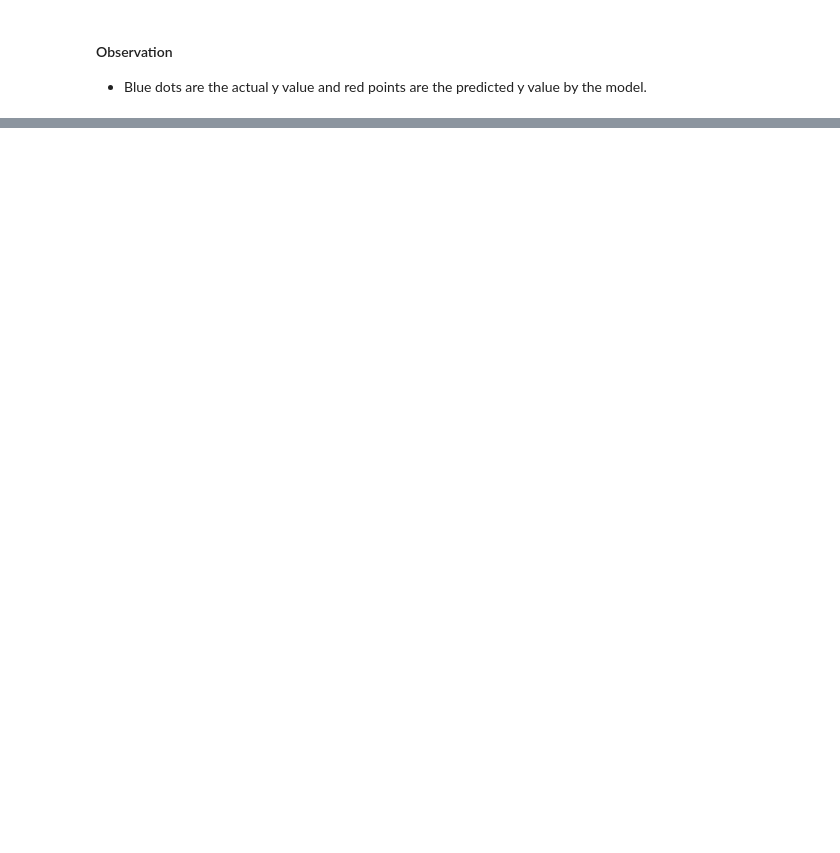
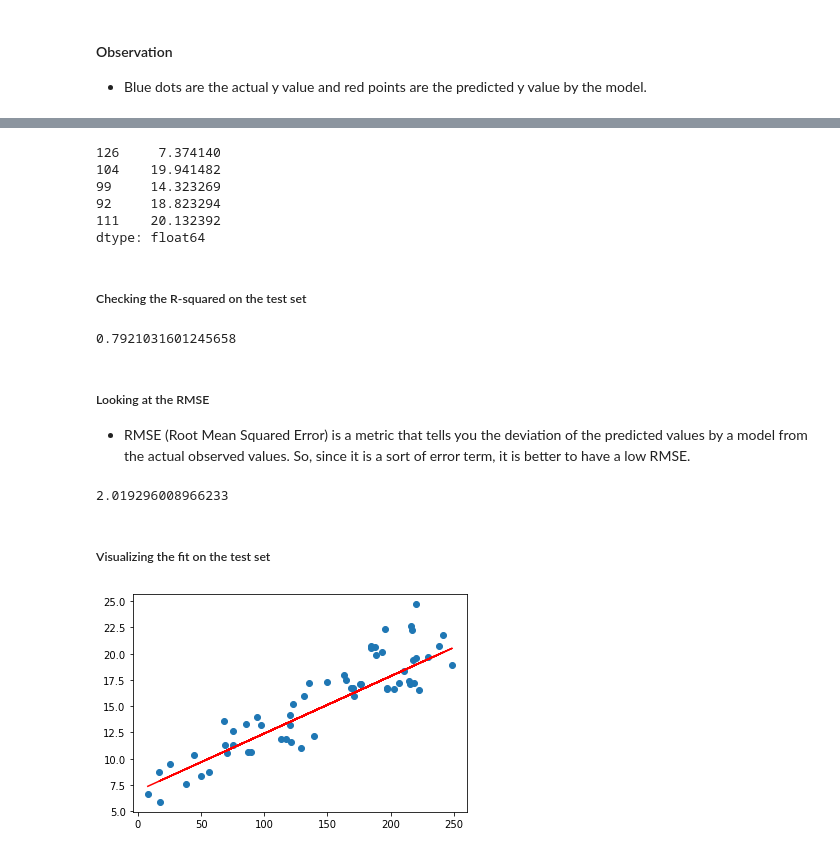
Before and after one commit to amanwin/SimpleLinearRegression, a Jupyter notebook: step3/SimpleLinearRegression.ipynb, the cells around one changed output, grey strips where cells are left out. Cells and saved outputs as stored; diff of their text form; code cells hidden in the pictures; blank space fills up the shorter version.

```diff
--- a/step3/SimpleLinearRegression.ipynb
+++ b/step3/SimpleLinearRegression.ipynb
@@ -288,0 +333,15 @@ plt.show()
+# %%
+# Add a constant to X_test
+X_test_sm = sm.add_constant(X_test)
+
+# Predict the y values corresponding to X_test_sm
+y_test_pred = lr_model.predict(X_test_sm)
+# %%
+y_test_pred.head()
+# %% [output]
+126     7.374140
+104    19.941482
+99     14.323269
+92     18.823294
+111    20.132392
+dtype: float64
@@ -288,0 +351,22 @@ plt.show()
+# %% [markdown]
+##### Checking the R-squared on the test set
+# %%
+r2 = r2_score(y_true=y_test, y_pred=y_test_pred)
+r2
+# %% [output]
+0.7921031601245658
+# %% [markdown]
+##### Looking at the RMSE
+* RMSE (Root Mean Squared Error) is a metric that tells you the deviation of the predicted values by a model from the actual observed values. So, since it is a sort of error term, it is better to have a low RMSE.
+# %%
+np.sqrt(mean_squared_error(y_true=y_test, y_pred=y_test_pred))
+# %% [output]
+2.019296008966233
+# %% [markdown]
+##### Visualizing the fit on the test set
+# %%
+plt.scatter(X_test, y_test)
+plt.plot(X_test, y_test_pred, 'r')
+plt.show()
+# %% [output]
+[figure, added]
```
Also changed, not shown: parts of 12 cells of this notebook.
